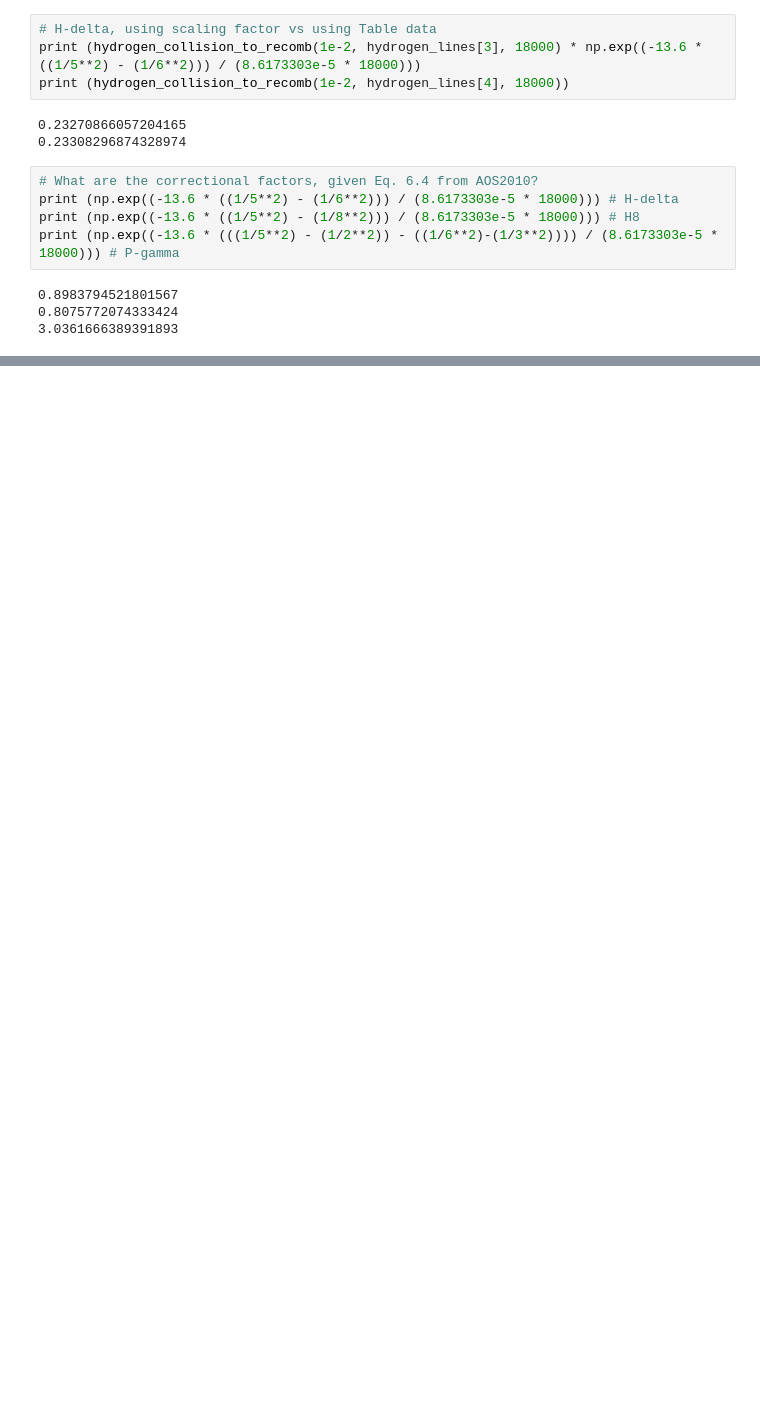
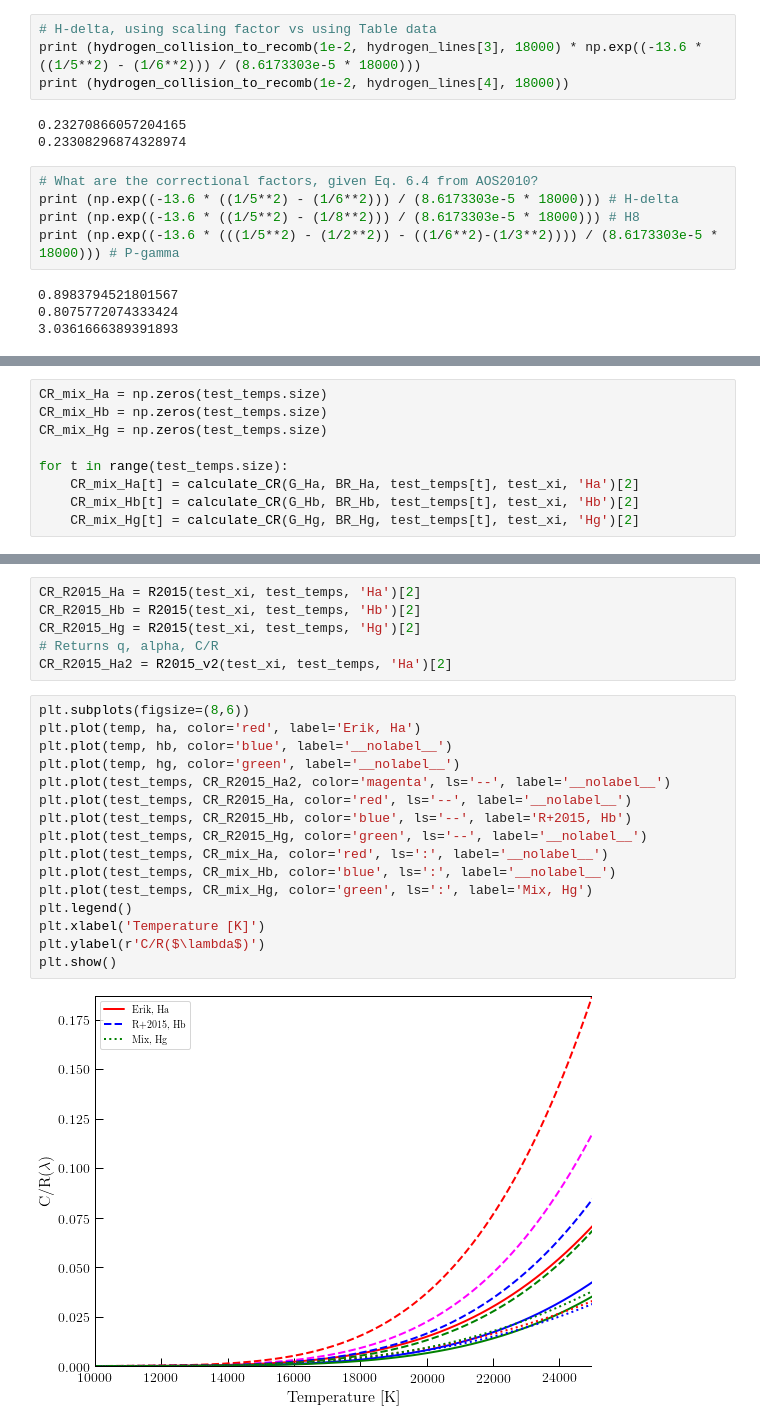
Before and after one commit to tiffanyhsyu/Yp, a Jupyter notebook: investigating_CR.ipynb, the cells around one changed output, grey strips where cells are left out. Drawn from its saved outputs; the diff is of its cells as text; blank space fills up the shorter version.

```diff
--- a/investigating_CR.ipynb
+++ b/investigating_CR.ipynb
@@ -155,0 +627,9 @@ print (-15.15/-15.34)
+# %%
+CR_mix_Ha = np.zeros(test_temps.size)
+CR_mix_Hb = np.zeros(test_temps.size)
+CR_mix_Hg = np.zeros(test_temps.size)
+
+for t in range(test_temps.size):
+    CR_mix_Ha[t] = calculate_CR(G_Ha, BR_Ha, test_temps[t], test_xi, 'Ha')[2]
+    CR_mix_Hb[t] = calculate_CR(G_Hb, BR_Hb, test_temps[t], test_xi, 'Hb')[2]
+    CR_mix_Hg[t] = calculate_CR(G_Hg, BR_Hg, test_temps[t], test_xi, 'Hg')[2]
@@ -155,0 +638,24 @@ print (-15.15/-15.34)
+# %%
+CR_R2015_Ha = R2015(test_xi, test_temps, 'Ha')[2]
+CR_R2015_Hb = R2015(test_xi, test_temps, 'Hb')[2]
+CR_R2015_Hg = R2015(test_xi, test_temps, 'Hg')[2]
+# Returns q, alpha, C/R
+CR_R2015_Ha2 = R2015_v2(test_xi, test_temps, 'Ha')[2]
+# %%
+plt.subplots(figsize=(8,6))
+plt.plot(temp, ha, color='red', label='Erik, Ha')
+plt.plot(temp, hb, color='blue', label='__nolabel__')
+plt.plot(temp, hg, color='green', label='__nolabel__')
+plt.plot(test_temps, CR_R2015_Ha2, color='magenta', ls='--', label='__nolabel__')
+plt.plot(test_temps, CR_R2015_Ha, color='red', ls='--', label='__nolabel__')
+plt.plot(test_temps, CR_R2015_Hb, color='blue', ls='--', label='R+2015, Hb')
+plt.plot(test_temps, CR_R2015_Hg, color='green', ls='--', label='__nolabel__')
+plt.plot(test_temps, CR_mix_Ha, color='red', ls=':', label='__nolabel__')
+plt.plot(test_temps, CR_mix_Hb, color='blue', ls=':', label='__nolabel__')
+plt.plot(test_temps, CR_mix_Hg, color='green', ls=':', label='Mix, Hg')
+plt.legend()
+plt.xlabel('Temperature [K]')
+plt.ylabel(r'C/R($\lambda$)')
+plt.show()
+# %% [output]
+[figure, added]
```
Also changed, not shown: parts of 71 cells of this notebook.
